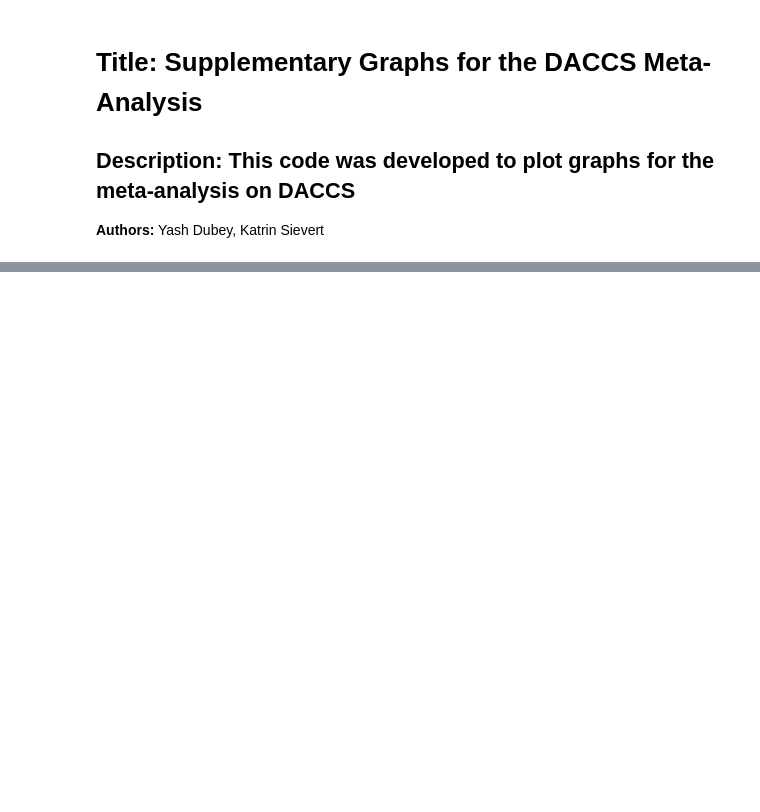
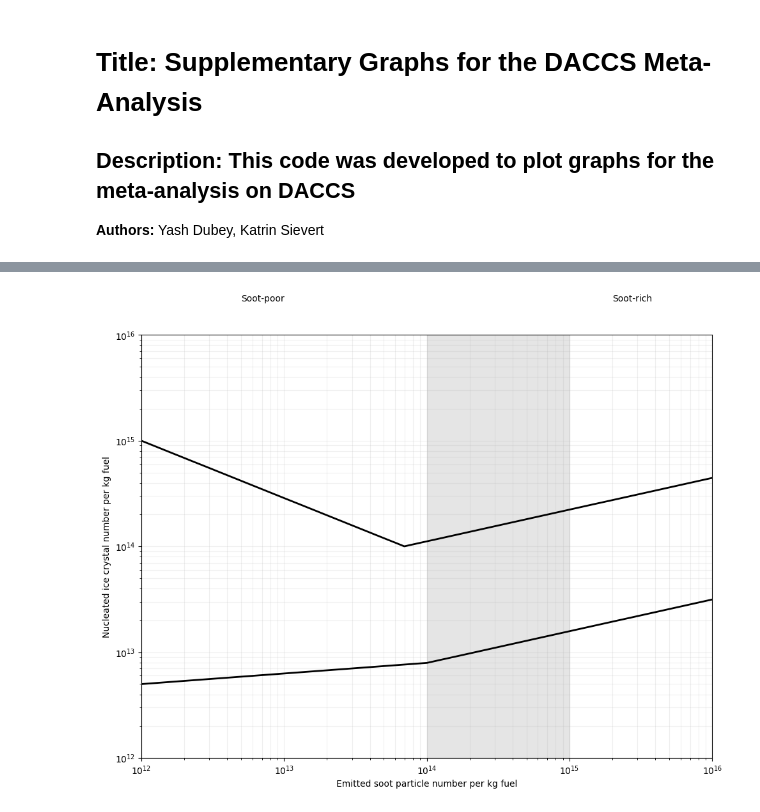
Before and after one commit to kfdsievert/DACCSvDACCU, a Jupyter notebook: code/supplementary_plots.ipynb, the cells around one changed output, grey strips where cells are left out. Saved outputs shown, nothing was run; the diff lists cells and outputs as text; code cells hidden in the pictures; blank space fills up the shorter version.

```diff
--- a/code/supplementary_plots.ipynb
+++ b/code/supplementary_plots.ipynb
@@ -572,0 +665,63 @@ synfuels_df
+# %%
+import numpy as np
+import matplotlib.pyplot as plt
+
+# Create data points
+x = np.logspace(12, 16, 1000)  # X-axis from 10^12 to 10^16
+y1 = np.zeros_like(x)
+y2 = np.zeros_like(x)
+
+# Upper curve (first line)
+mask1 = x < 7e13  # Three subticks before 10^14
+mask2 = x >= 7e13
+
+# Linear decline in log space
+log_slope = (np.log10(1e14) - np.log10(1e15)) / (np.log10(7e13) - np.log10(1e12))
+y1[mask1] = 10**(np.log10(1e15) + log_slope * (np.log10(x[mask1]) - np.log10(1e12)))
+
+# Directly start linear upward trajectory from the end of decline
+start_y = y1[mask1][-1]
+y1[mask2] = start_y * (x[mask2]/7e13)**(0.3)
+
+# Lower curve (second line)
+mask_lower1 = x < 1e14
+mask_lower2 = x >= 1e14
+
+# Gentle curve until 10^14
+y2[mask_lower1] = 5e12 * (x[mask_lower1]/1e12)**(0.1)
+
+# Linear after 10^14 in log space
+log_slope_lower = 0.3  # Controls the steepness of the linear part
+y2[mask_lower2] = y2[mask_lower1][-1] * (x[mask_lower2]/1e14)**(log_slope_lower)
+
+# Create the plot
+plt.figure(figsize=(10, 8))
+plt.loglog(x, y1, 'k-', linewidth=2)
+plt.loglog(x, y2, 'k-', linewidth=2)
+
+# Add gray shaded region
+plt.axvspan(1e14, 1e15, color='gray', alpha=0.2)
+
+# Set axis labels
+plt.xlabel('Emitted soot particle number per kg fuel')
+plt.ylabel('Nucleated ice crystal number per kg fuel')
+
+# Set axis limits
+plt.xlim(1e12, 1e16)
+plt.ylim(1e12, 1e16)
+
+# Set grid
+plt.grid(True, which="both", ls="-", alpha=0.2)
+
+# Add "Soot-poor" and "Soot-rich" text at the top
+plt.annotate('Soot-poor', xy=(1e12, 1e16), xytext=(5e12, 2e16),
+            xycoords='data', textcoords='data',
+            ha='left', va='bottom')
+plt.annotate('Soot-rich', xy=(1e15, 1e16), xytext=(2e15, 2e16),
+            xycoords='data', textcoords='data',
+            ha='left', va='bottom')
+
+plt.tight_layout()
+plt.show()
+# %% [output]
+[figure, added]
```
Also changed, not shown: parts of 15 cells of this notebook, 17 other files.
